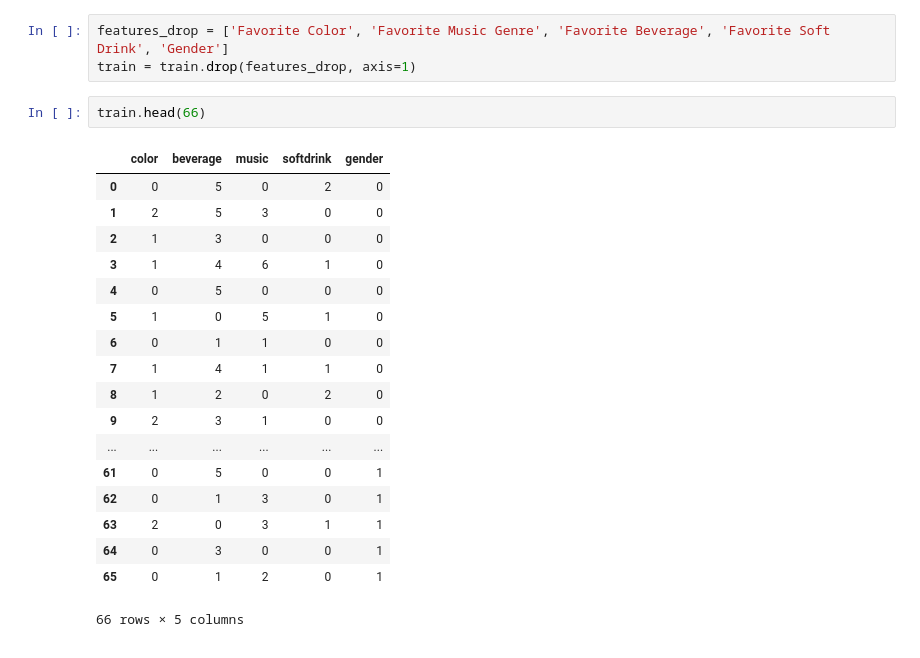
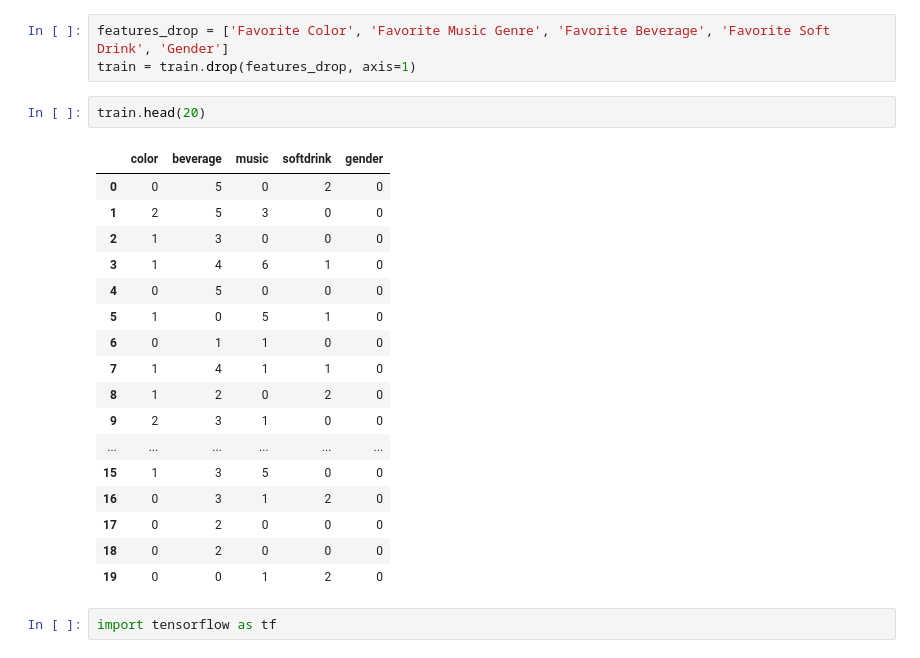
Before and after one commit to 738/DLStudy, a Jupyter notebook: kaggle/gender_classification/gender_classification.ipynb, the cells around one changed output. Saved outputs shown, nothing was run; the diff lists cells and outputs as text.

```diff
--- a/kaggle/gender_classification/gender_classification.ipynb
+++ b/kaggle/gender_classification/gender_classification.ipynb
@@ -84,23 +84,24 @@ for dataset in [train]:
 features_drop = ['Favorite Color', 'Favorite Music Genre', 'Favorite Beverage', 'Favorite Soft Drink', 'Gender']
 train = train.drop(features_drop, axis=1)
 # %%
-train.head(66)
+train.head(20)
 # %% [output]
 |  | color | beverage | music | softdrink | gender |
 | 0 | 0 | 5 | 0 | 2 | 0 |
 | 1 | 2 | 5 | 3 | 0 | 0 |
 | 2 | 1 | 3 | 0 | 0 | 0 |
 | 3 | 1 | 4 | 6 | 1 | 0 |
 | 4 | 0 | 5 | 0 | 0 | 0 |
 | 5 | 1 | 0 | 5 | 1 | 0 |
 | 6 | 0 | 1 | 1 | 0 | 0 |
 | 7 | 1 | 4 | 1 | 1 | 0 |
 | 8 | 1 | 2 | 0 | 2 | 0 |
 | 9 | 2 | 3 | 1 | 0 | 0 |
 | ... | ... | ... | ... | ... | ... |
-| 61 | 0 | 5 | 0 | 0 | 1 |
-| 62 | 0 | 1 | 3 | 0 | 1 |
-| 63 | 2 | 0 | 3 | 1 | 1 |
-| 64 | 0 | 3 | 0 | 0 | 1 |
-| 65 | 0 | 1 | 2 | 0 | 1 |
+| 15 | 1 | 3 | 5 | 0 | 0 |
+| 16 | 0 | 3 | 1 | 2 | 0 |
+| 17 | 0 | 2 | 0 | 0 | 0 |
+| 18 | 0 | 2 | 0 | 0 | 0 |
+| 19 | 0 | 0 | 1 | 2 | 0 |
-66 rows × 5 columns
+# %%
+import tensorflow as tf
```
Also changed, not shown: parts of 6 cells of this notebook, 1 other file.
